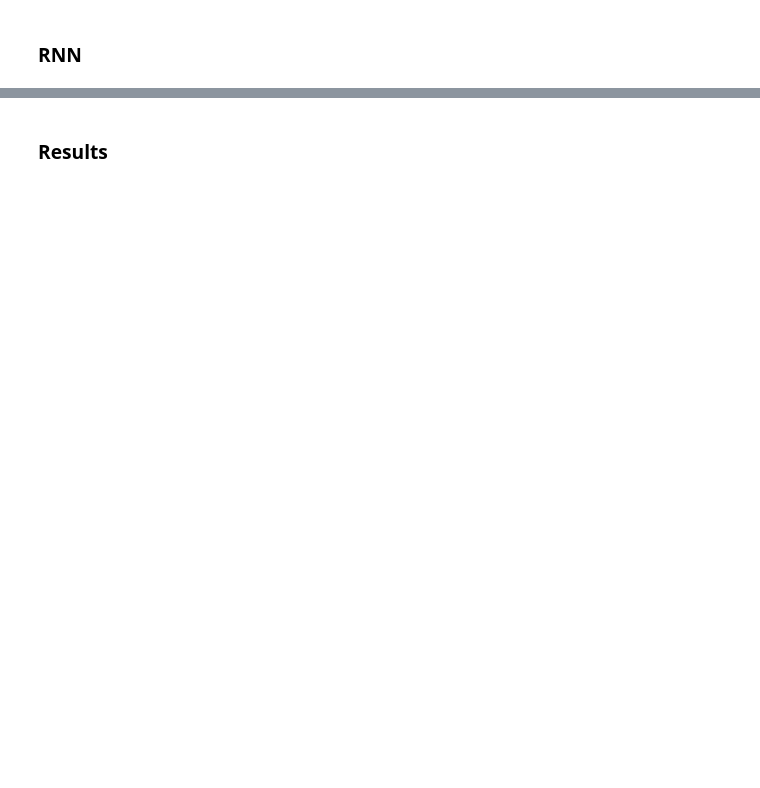
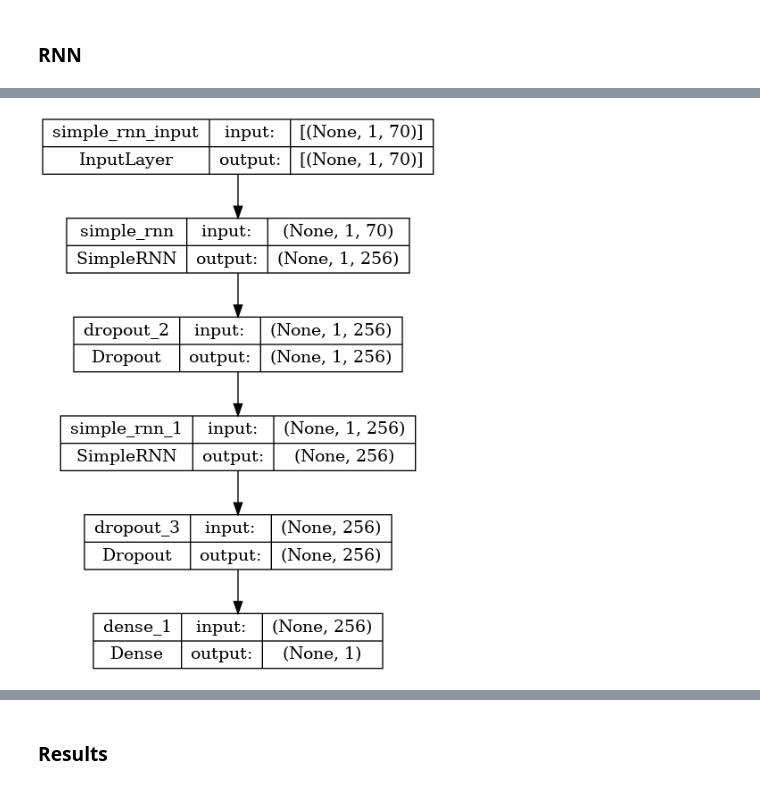
Before and after one commit to smb-h/corporate-bankruptcy-prediction, a Jupyter notebook: playground.ipynb, the cells around one changed output, grey strips where cells are left out. Cells and saved outputs as stored; diff of their text form; code cells hidden in the pictures; blank space fills up the shorter version.

```diff
--- a/playground.ipynb
+++ b/playground.ipynb
@@ -380,6 +808,6 @@ Non-trainable params: 0 (0.00 Byte)
 _________________________________________________________________
 # %%
 # train
-rnn_history = rnn_model.fit(x_train, y_train, epochs=100, batch_size=64, validation_data=(x_valid, y_valid), shuffle=False)
+rnn_history = rnn_model.fit(x_train, y_train, epochs=100, batch_size=256, validation_data=(x_valid, y_valid), shuffle=False)
 # %% [output]
 Epoch 1/100
@@ -425,3 +851,8 @@ print(results)
+# %%
+# plot RNN model architecture
+keras.utils.plot_model(rnn_model, to_file='rnn_model.png', show_shapes=True, show_layer_names=True)
+# %% [output]
+[figure, added]
 # %%
 # plot loss
 fig = go.Figure()
```
Also changed, not shown: parts of 56 cells of this notebook, 5 other files.
